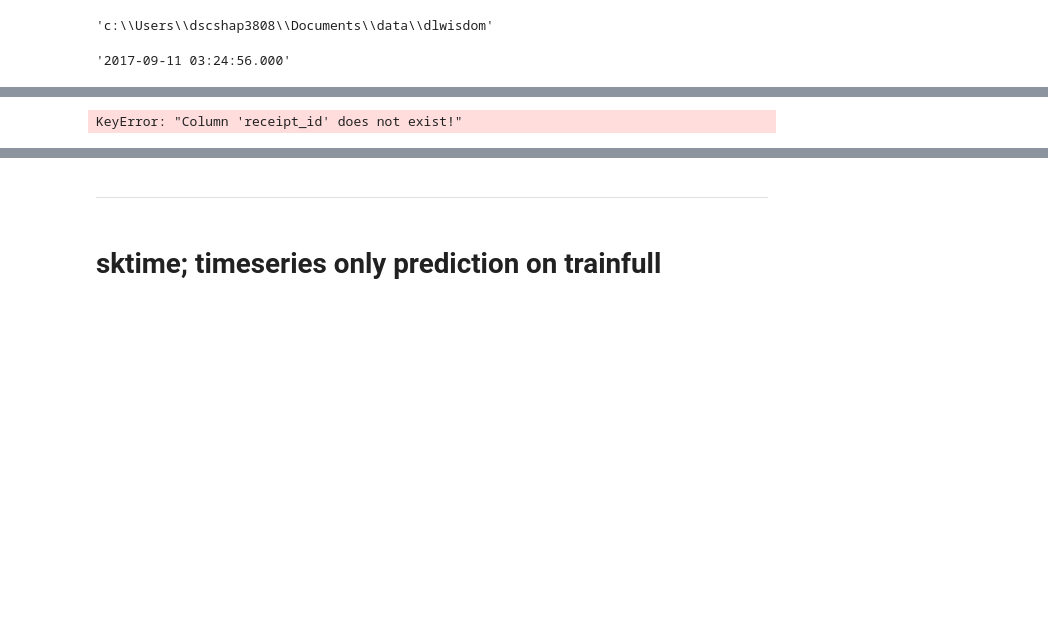
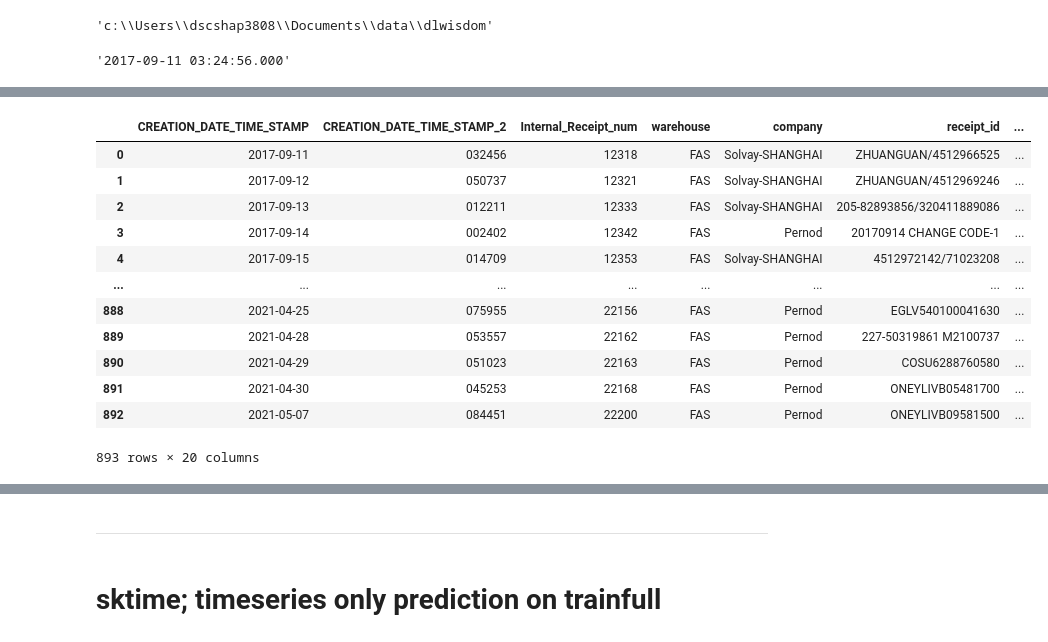
Before and after one commit to fyenne/play3_timeseries, a Jupyter notebook: first_receipt_predict_if_only_fas.ipynb, the cells around one changed output, grey strips where cells are left out. Cells and saved outputs as stored; diff of their text form; code cells hidden in the pictures; blank space fills up the shorter version.

```diff
--- a/first_receipt_predict_if_only_fas.ipynb
+++ b/first_receipt_predict_if_only_fas.ipynb
@@ -133,3 +141,21 @@ ValueError: time data '' does not match format '%H:%M:%S.%f'
+# %%
+df.groupby(
+    'CREATION_DATE_TIME_STAMP'
+    )['CREATION_DATE_TIME_STAMP_2'].min().reset_index();first_df
+# %% [output]
+|  | CREATION_DATE_TIME_STAMP | CREATION_DATE_TIME_STAMP_2 | Internal_Receipt_num | warehouse | company | receipt_id | ... |
+| 0 | 2017-09-11 | 032456 | 12318 | FAS | Solvay-SHANGHAI | ZHUANGUAN/4512966525 | ... |
+| 1 | 2017-09-12 | 050737 | 12321 | FAS | Solvay-SHANGHAI | ZHUANGUAN/4512969246 | ... |
+| 2 | 2017-09-13 | 012211 | 12333 | FAS | Solvay-SHANGHAI | 205-82893856/320411889086 | ... |
+| 3 | 2017-09-14 | 002402 | 12342 | FAS | Pernod | 20170914 CHANGE CODE-1 | ... |
+| 4 | 2017-09-15 | 014709 | 12353 | FAS | Solvay-SHANGHAI | 4512972142/71023208 | ... |
+| ... | ... | ... | ... | ... | ... | ... | ... |
+| 888 | 2021-04-25 | 075955 | 22156 | FAS | Pernod | EGLV540100041630 | ... |
+| 889 | 2021-04-28 | 053557 | 22162 | FAS | Pernod | 227-50319861 M2100737 | ... |
+| 890 | 2021-04-29 | 051023 | 22163 | FAS | Pernod | COSU6288760580 | ... |
+| 891 | 2021-04-30 | 045253 | 22168 | FAS | Pernod | ONEYLIVB05481700 | ... |
+| 892 | 2021-05-07 | 084451 | 22200 | FAS | Pernod | ONEYLIVB09581500 | ... |
+893 rows × 20 columns
 # %%
 def data_mani(first_df, df):
     train_first = first_df.groupby(
@@ -169,5 +189,0 @@ def data_mani(first_df, df):
-# %%
-data_mani(first_df, df)
-data_mani(df_test_first, df_test)
-# %% [output]
-KeyError: "Column 'receipt_id' does not exist!"
```
Also changed, not shown: parts of 8 cells of this notebook.
